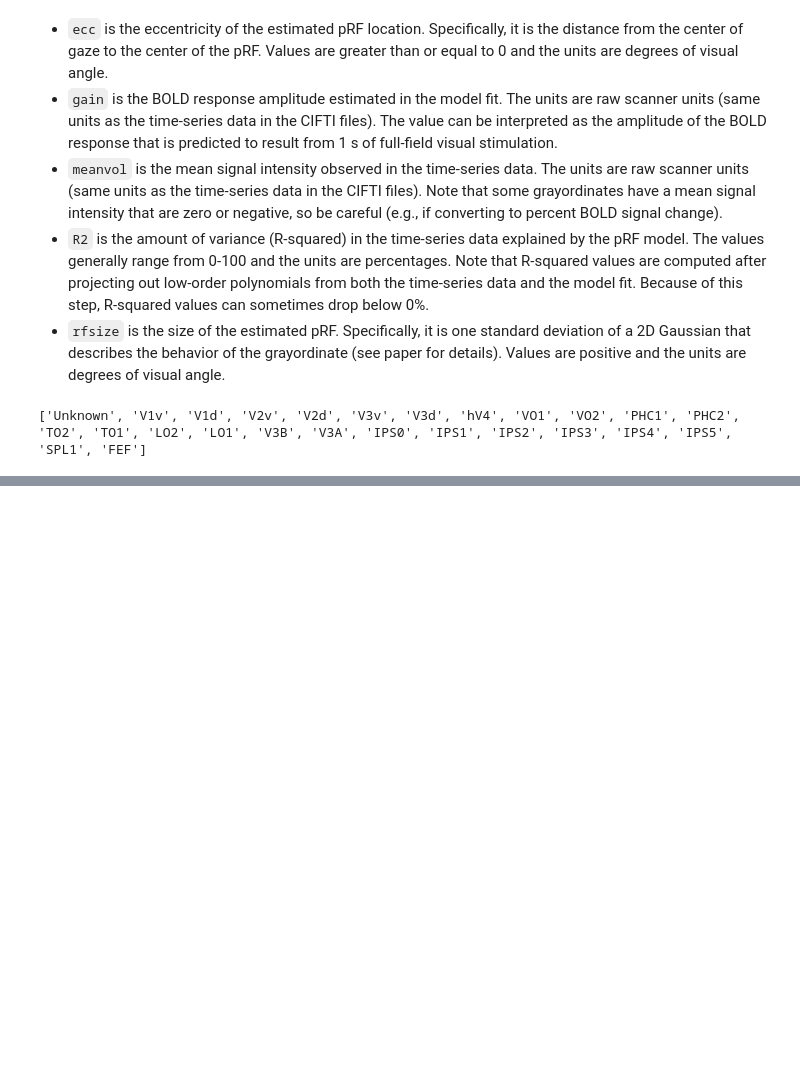
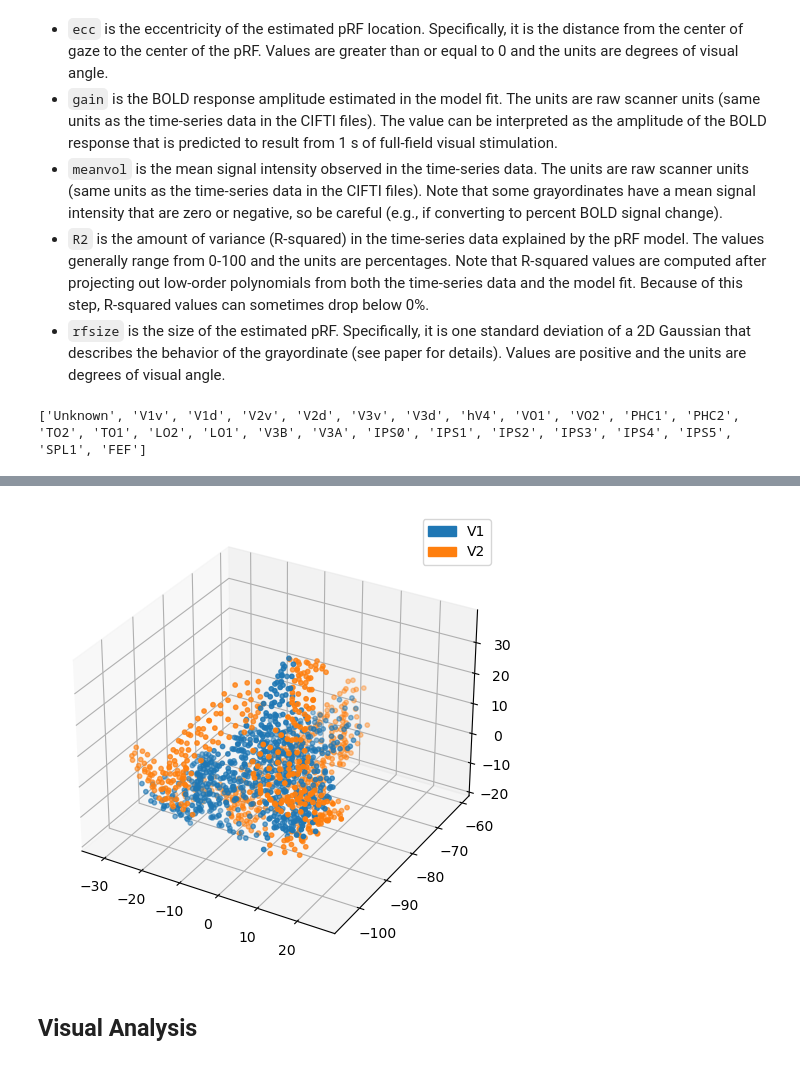
Before and after one commit to pulkitgoyal56/HCP-Playground, a Jupyter notebook: prfresults.ipynb, the cells around one changed output, grey strips where cells are left out. Cells and saved outputs as stored; diff of their text form; code cells hidden in the pictures; blank space fills up the shorter version.

```diff
--- a/prfresults.ipynb
+++ b/prfresults.ipynb
@@ -100,0 +294,10 @@ dfv
+# %%
+%matplotlib inline
+ax = plt.axes(projection='3d')
+ax.scatter(*dfv_[['x', 'y', 'z']].T.to_numpy(), s=10, c=[roi_colors_[pl] for pl in dfv_['parcellation_label']])
+ax.legend(handles=[mpatches.Patch(color=roi_color, label=roi_label) for roi_label, roi_color in roi_colors_.items()])
+plt.tight_layout()
+# %% [output]
+[figure, added]
+# %% [markdown]
+## Visual Analysis
```
Also changed, not shown: parts of 59 cells of this notebook.
